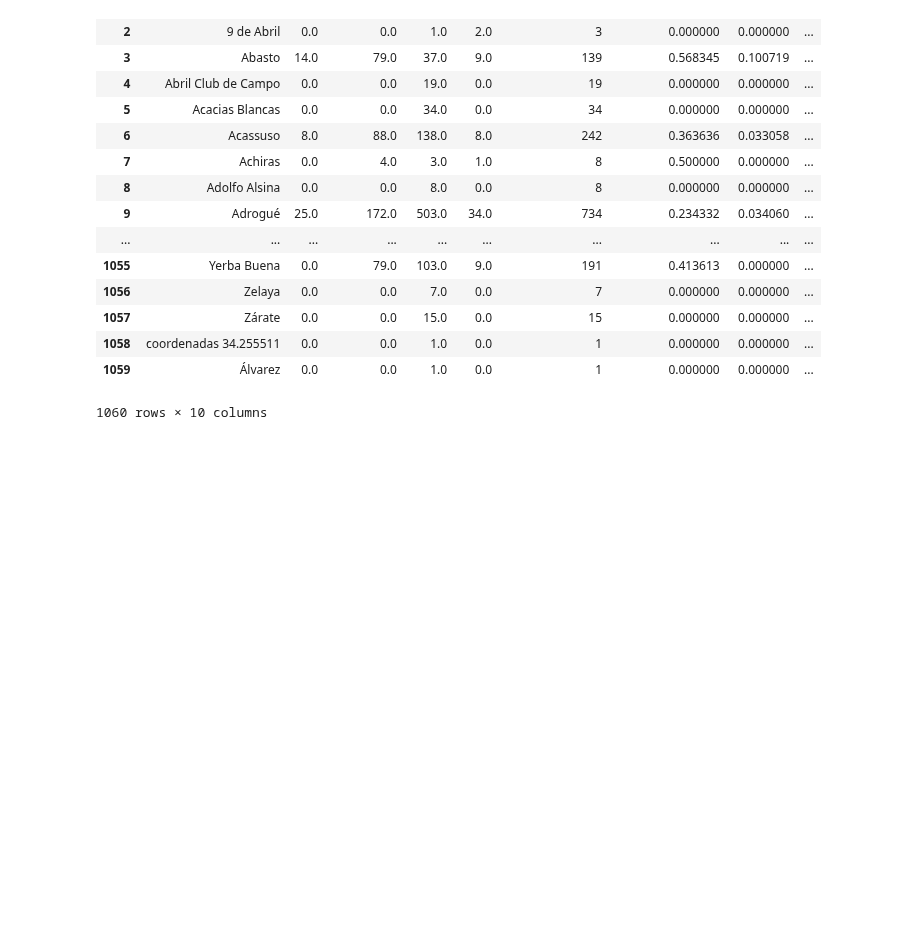
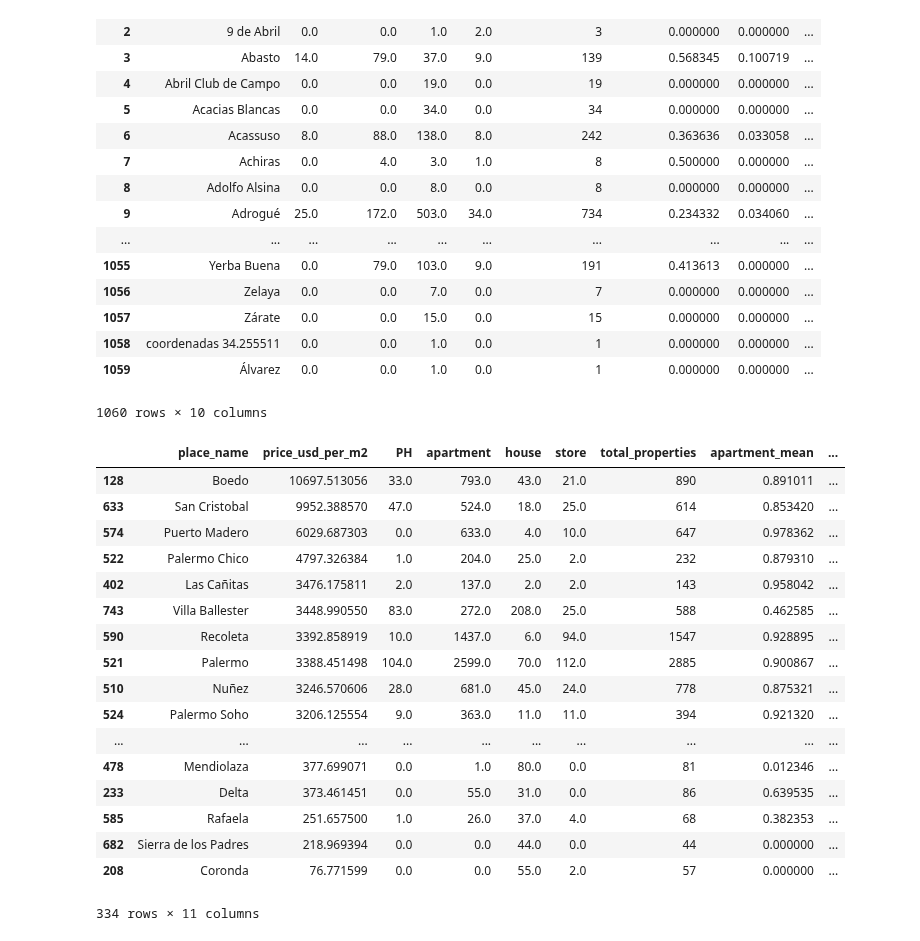
Before and after one commit to AlejandroDaneri/Machine-Learning-Properati, a Jupyter notebook: Charly-Items.ipynb, the cells around one changed output. Saved outputs shown, nothing was run; the diff lists cells and outputs as text; code cells hidden in the pictures; blank space fills up the shorter version.

```diff
--- a/Charly-Items.ipynb
+++ b/Charly-Items.ipynb
@@ -86,3 +96,29 @@ properties_by_type_and_total_mean
 | 1058 | coordenadas 34.255511 | 0.0 | 0.0 | 1.0 | 0.0 | 1 | 0.000000 | 0.000000 | ... |
 | 1059 | Álvarez | 0.0 | 0.0 | 1.0 | 0.0 | 1 | 0.000000 | 0.000000 | ... |
 1060 rows × 10 columns
+# %%
+properties_by_usd_m2=propiedades_full[['place_name','price_usd_per_m2']].dropna().groupby('place_name').mean().reset_index()
+# %%
+properties_by_m2_and_type_mean=pd.merge(properties_by_usd_m2,properties_by_type_and_total_mean,on='place_name',how='left')
+# %%
+properties_by_m2_and_type_mean.sort_values(by='price_usd_per_m2',ascending=False)\
+[properties_by_m2_and_type_mean['total_properties']>20]
+# %% [output]
+|  | place_name | price_usd_per_m2 | PH | apartment | house | store | total_properties | apartment_mean | ... |
+| 128 | Boedo | 10697.513056 | 33.0 | 793.0 | 43.0 | 21.0 | 890 | 0.891011 | ... |
+| 633 | San Cristobal | 9952.388570 | 47.0 | 524.0 | 18.0 | 25.0 | 614 | 0.853420 | ... |
+| 574 | Puerto Madero | 6029.687303 | 0.0 | 633.0 | 4.0 | 10.0 | 647 | 0.978362 | ... |
+| 522 | Palermo Chico | 4797.326384 | 1.0 | 204.0 | 25.0 | 2.0 | 232 | 0.879310 | ... |
+| 402 | Las Cañitas | 3476.175811 | 2.0 | 137.0 | 2.0 | 2.0 | 143 | 0.958042 | ... |
+| 743 | Villa Ballester | 3448.990550 | 83.0 | 272.0 | 208.0 | 25.0 | 588 | 0.462585 | ... |
+| 590 | Recoleta | 3392.858919 | 10.0 | 1437.0 | 6.0 | 94.0 | 1547 | 0.928895 | ... |
+| 521 | Palermo | 3388.451498 | 104.0 | 2599.0 | 70.0 | 112.0 | 2885 | 0.900867 | ... |
+| 510 | Nuñez | 3246.570606 | 28.0 | 681.0 | 45.0 | 24.0 | 778 | 0.875321 | ... |
+| 524 | Palermo Soho | 3206.125554 | 9.0 | 363.0 | 11.0 | 11.0 | 394 | 0.921320 | ... |
+| ... | ... | ... | ... | ... | ... | ... | ... | ... | ... |
+| 478 | Mendiolaza | 377.699071 | 0.0 | 1.0 | 80.0 | 0.0 | 81 | 0.012346 | ... |
+| 233 | Delta | 373.461451 | 0.0 | 55.0 | 31.0 | 0.0 | 86 | 0.639535 | ... |
+| 585 | Rafaela | 251.657500 | 1.0 | 26.0 | 37.0 | 4.0 | 68 | 0.382353 | ... |
+| 682 | Sierra de los Padres | 218.969394 | 0.0 | 0.0 | 44.0 | 0.0 | 44 | 0.000000 | ... |
+| 208 | Coronda | 76.771599 | 0.0 | 0.0 | 55.0 | 2.0 | 57 | 0.000000 | ... |
+334 rows × 11 columns
```
Also changed, not shown: parts of 1 cell of this notebook.
